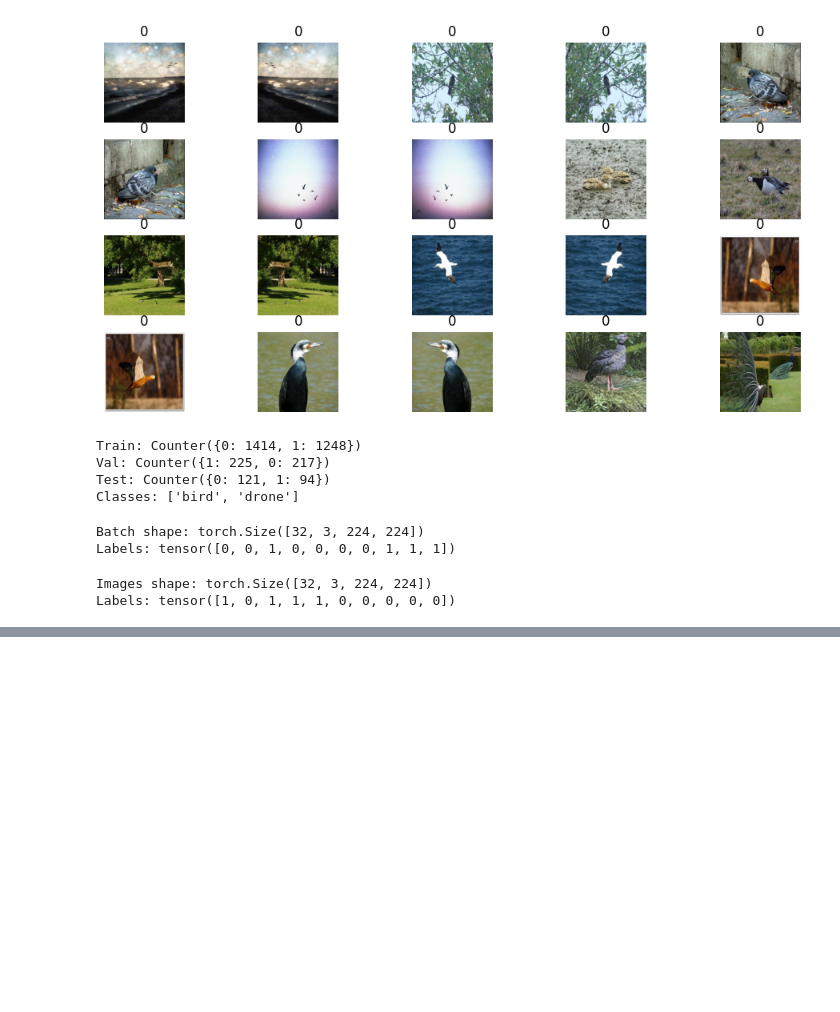
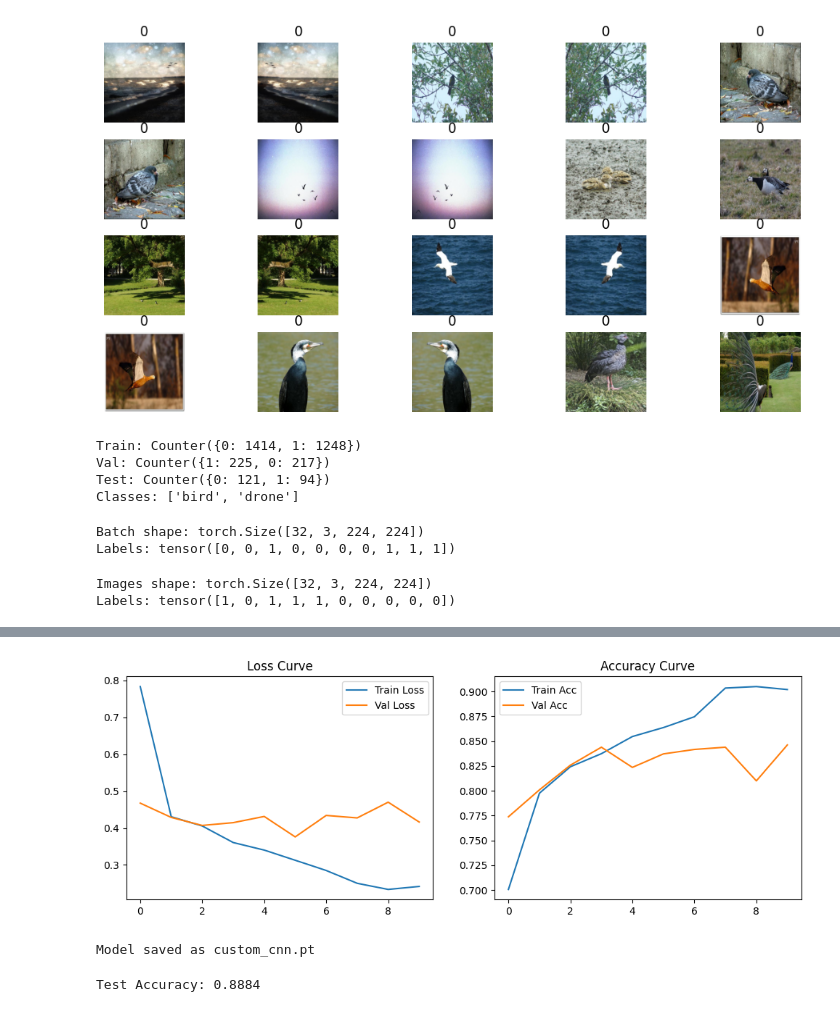
Before and after one commit to viraj-gavade/Aerial-Object-Classification---Detection, a Jupyter notebook: notebooks/experiments.ipynb, the cells around one changed output, grey strips where cells are left out. Drawn from its saved outputs; the diff is of its cells as text; code cells hidden in the pictures; blank space fills up the shorter version.

```diff
--- a/notebooks/experiments.ipynb
+++ b/notebooks/experiments.ipynb
@@ -96,0 +138,7 @@ Labels: tensor([1, 0, 1, 1, 1, 0, 0, 0, 0, 0])
+# %%
+device = "cuda" if torch.cuda.is_available() else "cpu"
+print("Using:", device)
+
+model = CustomCNN().to(device)
+criterion = nn.CrossEntropyLoss()
+optimizer = optim.Adam(model.parameters(), lr=1e-4)
@@ -96,0 +217,40 @@ Labels: tensor([1, 0, 1, 1, 1, 0, 0, 0, 0, 0])
+# %%
+plt.figure(figsize=(12,4))
+
+plt.subplot(1,2,1)
+plt.plot(train_losses, label='Train Loss')
+plt.plot(val_losses, label='Val Loss')
+plt.legend()
+plt.title("Loss Curve")
+
+plt.subplot(1,2,2)
+plt.plot(train_acc, label='Train Acc')
+plt.plot(val_acc, label='Val Acc')
+plt.legend()
+plt.title("Accuracy Curve")
+
+plt.show()
+# %% [output]
+[figure, added]
+# %%
+torch.save(model.state_dict(), "../models/custom_cnn.pt")
+print("Model saved as custom_cnn.pt")
+# %% [output]
+Model saved as custom_cnn.pt
+# %%
+model.eval()
+correct = 0
+total = 0
+
+with torch.no_grad():
+    for images, labels in test_loader:
+        images, labels = images.to(device), labels.to(device)
+        outputs = model(images)
+        _, preds = torch.max(outputs, 1)
+
+        correct += (preds == labels).sum().item()
+        total += labels.size(0)
+
+print(f"Test Accuracy: {correct/total:.4f}")
+# %% [output]
+Test Accuracy: 0.8884
```
Also changed, not shown: parts of 4 cells of this notebook.
